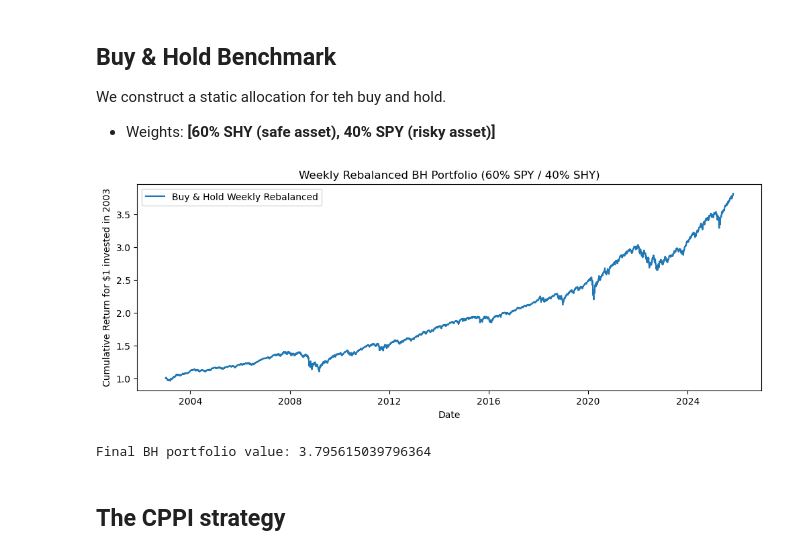
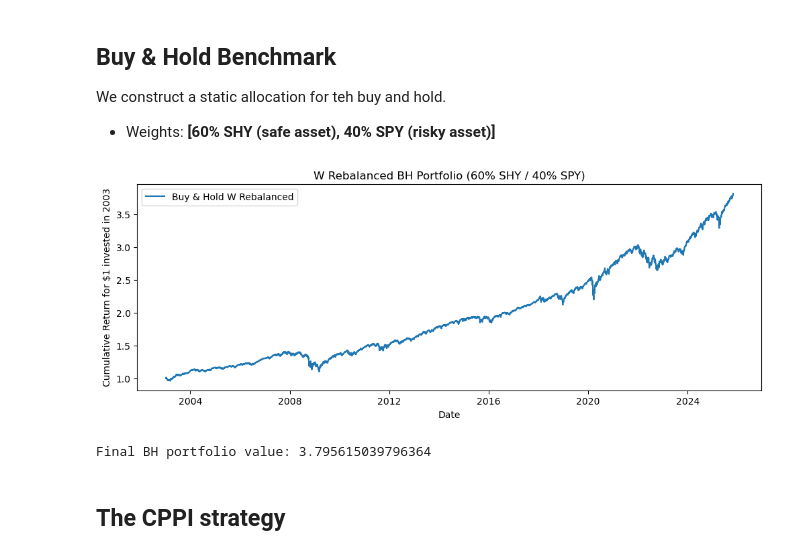
Before and after one commit to melted-cheese-enjoyer/Research-Methodology, a Jupyter notebook: notebooks/portfolio_strategy.ipynb, the cells around one changed output. Cells and saved outputs as stored; diff of their text form; code cells hidden in the pictures.

```diff
--- a/notebooks/portfolio_strategy.ipynb
+++ b/notebooks/portfolio_strategy.ipynb
@@ -225,37 +238,37 @@ We construct a static allocation for teh buy and hold.
 # %%
 bh_weights = pd.Series({"SHY": 0.6, "SPY": 0.4})
 portfolio_value = 1.0
 bh_cum_vals = []
 print
 
 rebalance_freq = 'W'  # weekly
 rebalance_dates = returns.resample(rebalance_freq).last().index
 
 w = bh_weights.copy()
 for date, row in returns.iterrows():
     if date in rebalance_dates:
         # Reset weights to 60/40 weekly
         w = bh_weights.copy()
 
     # Compute daily return based on current weights
     r = (row[w.index] * w).sum()
     portfolio_value *= (1 + r)
     bh_cum_vals.append(portfolio_value)
 
 # Create cumulative series
-bh_cum_weekly = pd.Series(bh_cum_vals, index=returns.index)
+bh_cum = pd.Series(bh_cum_vals, index=returns.index)
 
 # Plot
 plt.figure(figsize=(12,4))
-plt.plot(bh_cum_weekly, label="Buy & Hold Weekly Rebalanced")
-plt.title("Weekly Rebalanced BH Portfolio (60% SPY / 40% SHY)")
+plt.plot(bh_cum, label="Buy & Hold " + rebalance_freq + " Rebalanced")
+plt.title(rebalance_freq + " Rebalanced BH Portfolio (60% SHY / 40% SPY)")
 plt.xlabel("Date")
 plt.ylabel("Cumulative Return for $1 invested in 2003")
 plt.legend()
 plt.show()
-print("Final BH portfolio value:", bh_cum_weekly.iloc[-1])
+print("Final BH portfolio value:", bh_cum.iloc[-1])
 # %% [output]
-[figure, old version]
+[figure, new version]
 Final BH portfolio value: 3.795615039796364
 # %% [markdown]
 ## The CPPI strategy
```
Also changed, not shown: parts of 22 cells of this notebook, 1 other file.
